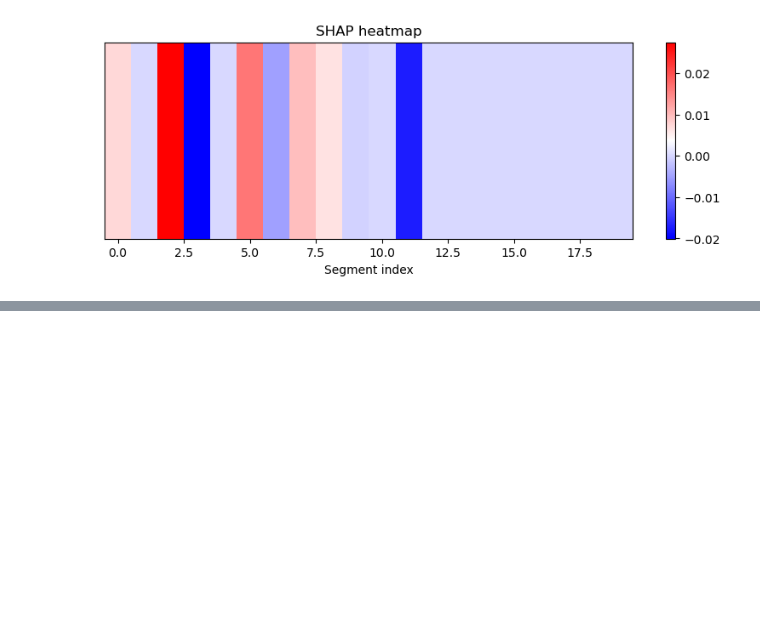
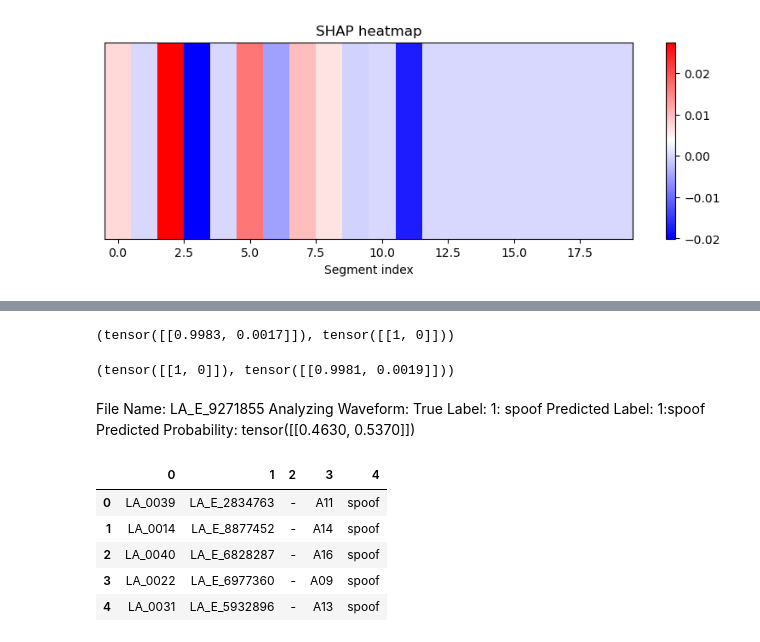
Before and after one commit to eglhannah/CapitalOne_AudioDeepfake_Project, a Jupyter notebook: explainability (Hannah)/SHAP.ipynb, the cells around one changed output, grey strips where cells are left out. Cells and saved outputs as stored; diff of their text form; code cells hidden in the pictures; blank space fills up the shorter version.

```diff
--- a/explainability (Hannah)/SHAP.ipynb
+++ b/explainability (Hannah)/SHAP.ipynb
@@ -467,0 +479,4 @@ HPSS: (array([0.00096823, 0.00093289, 0.00117719, ..., 0.        , 0.        ,
+# %%
+pred_prob(waveform)
+# %% [output]
+(tensor([[0.9983, 0.0017]]), tensor([[1, 0]]))
@@ -467,0 +564,19 @@ HPSS: (array([0.00096823, 0.00093289, 0.00117719, ..., 0.        , 0.        ,
+# %%
+pred_prob(waveforms[22])
+# %% [output]
+(tensor([[1, 0]]), tensor([[0.9981, 0.0019]]))
+# %% [markdown]
+File Name: LA_E_9271855
+Analyzing Waveform:
+True Label: 1: spoof
+Predicted Label: 1:spoof
+Predicted Probability: tensor([[0.4630, 0.5370]])
+# %%
+protocol.head()
+# %% [output]
+|  | 0 | 1 | 2 | 3 | 4 |
+| 0 | LA_0039 | LA_E_2834763 | - | A11 | spoof |
+| 1 | LA_0014 | LA_E_8877452 | - | A14 | spoof |
+| 2 | LA_0040 | LA_E_6828287 | - | A16 | spoof |
+| 3 | LA_0022 | LA_E_6977360 | - | A09 | spoof |
+| 4 | LA_0031 | LA_E_5932896 | - | A13 | spoof |
```
Also changed, not shown: parts of 4 cells of this notebook.
